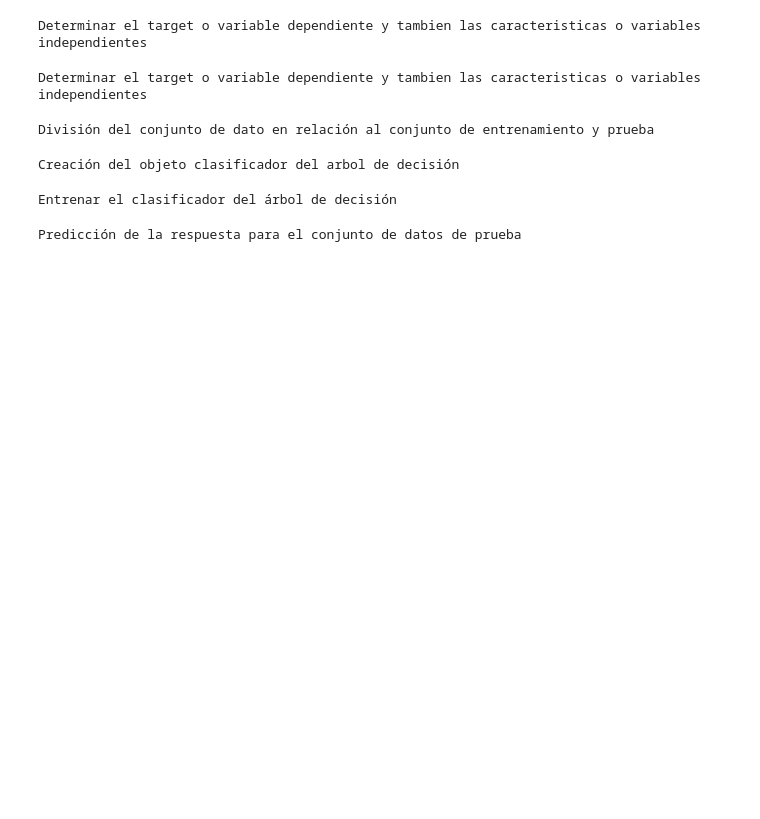
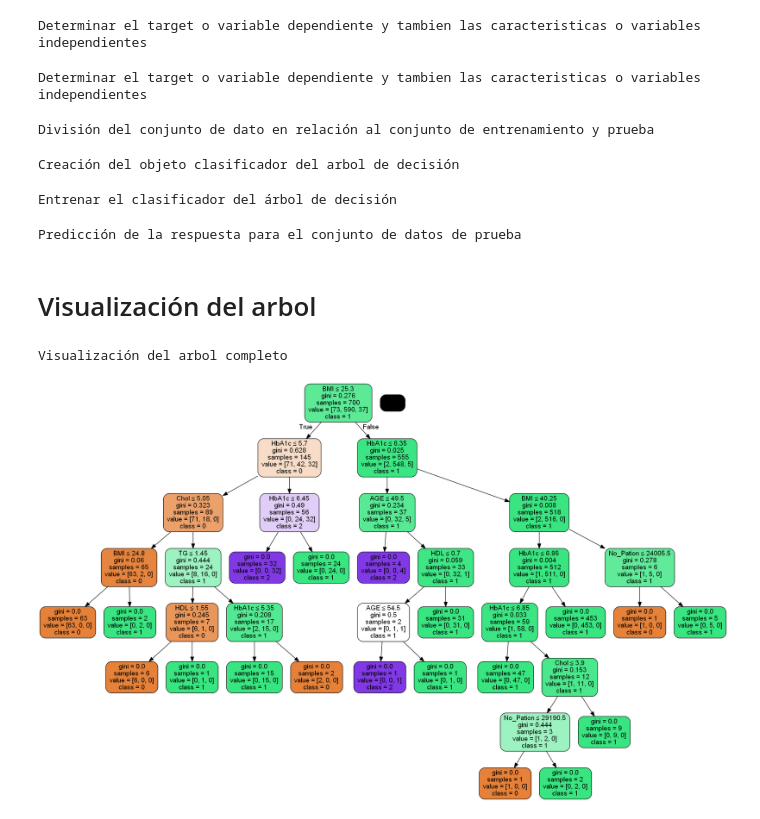
Before and after one commit to JosselynChila/Laboratorio1Unidad2, a Jupyter notebook: [NRC_6292]_JosselynChila_Lab1Unidad2.ipynb, the cells around one changed output. Cells and saved outputs as stored; diff of their text form; code cells hidden in the pictures; blank space fills up the shorter version.

```diff
--- a/[NRC_6292]_JosselynChila_Lab1Unidad2.ipynb
+++ b/[NRC_6292]_JosselynChila_Lab1Unidad2.ipynb
@@ -116,3 +116,23 @@ y_pred = clf.predict(X_test)
 print(prediccion.__doc__)
 # %% [output]
 Predicción de la respuesta para el conjunto de datos de prueba
+# %% [markdown]
+# Visualización del arbol
+# %%
+def VerArbol1():
+    '''Visualización del arbol completo'''
+dot_data = StringIO()
+export_graphviz(clf, out_file=dot_data,
+                filled=True, rounded=True,
+                special_characters=True,
+                feature_names = feature_cols,
+                class_names=['0','1','2'])
+graph = pydotplus.graph_from_dot_data(dot_data.getvalue())
+graph.write_png('Arboldiabetes.png')
+
+print(VerArbol1.__doc__)
+
+Image(graph.create_png())
+# %% [output]
+Visualización del arbol completo
+[figure, added]
```
